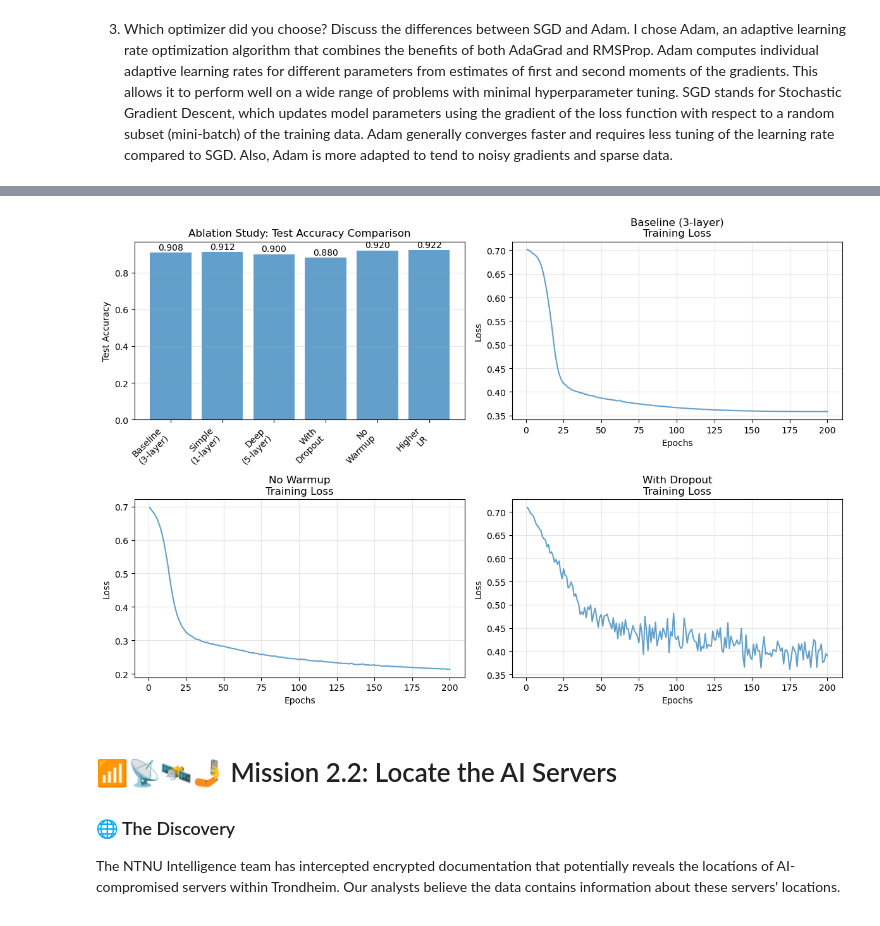
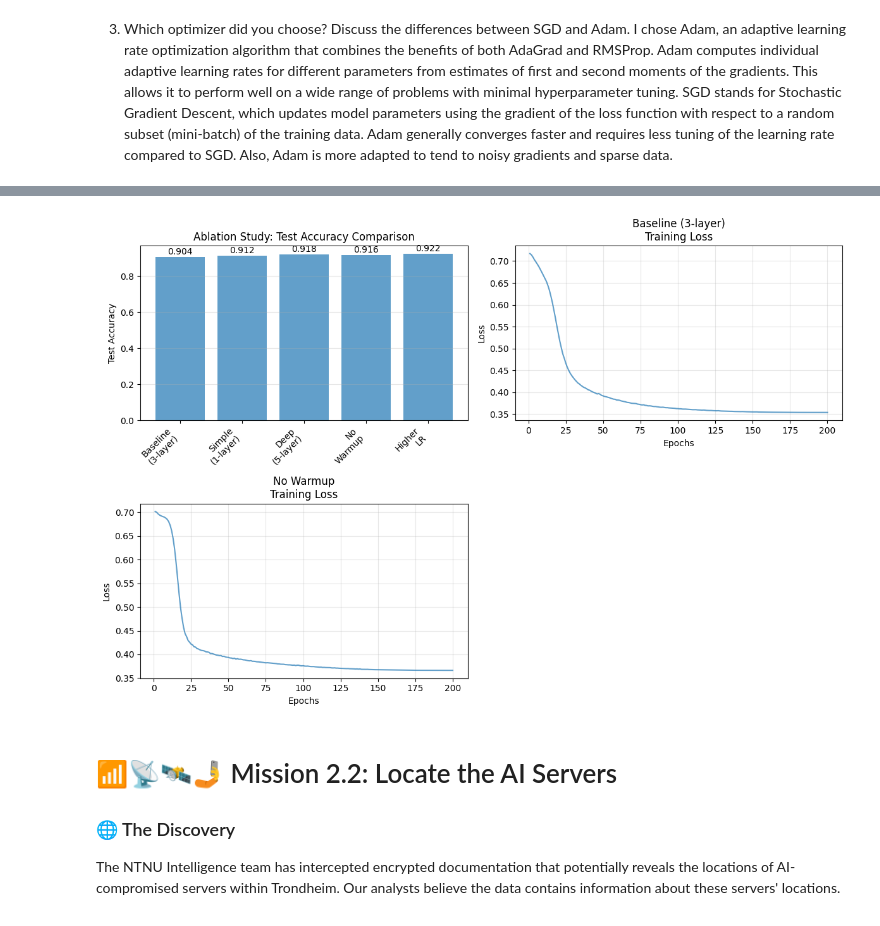
Before and after one commit to smokingkrillz/TDT4172-Introduction-to-Machine-Learning, a Jupyter notebook: Assignment2/Chapter_2.ipynb, the cells around one changed output, grey strips where cells are left out. Drawn from its saved outputs; the diff is of its cells as text; code cells hidden in the pictures.

```diff
--- a/Assignment2/Chapter_2.ipynb
+++ b/Assignment2/Chapter_2.ipynb
@@ -440,10 +442,10 @@ model.plot_learning_rate_schedule(n_epochs=400, base_lr=0.001, min_lr=1e-6, warm
 # %%
 #5. Conduct a simple ablation study of each architectural and optimization choice concerning test accuracy.
-# Ablation Study: Conduct a simple ablation study of each architectural and optimization choice concerning test accuracy.
+
 
 import torch.nn as nn
 
-# First, let's create different model architectures for the ablation study
+# create different model architectures
 class SimpleNet(nn.Module):
     """Simple 1-layer network"""
     def __init__(self, input_size=2):
@@ -476,26 +478,8 @@ class DeepNet(nn.Module):
     def forward(self, x):
         return self.model(x)
 
-class DropoutNet(nn.Module):
-    """Network with dropout layers"""
-    def __init__(self, input_size=2, dropout_rate=0.2):
-        super(DropoutNet, self).__init__()
-        self.model = nn.Sequential(
-            nn.Linear(input_size, 10),
-            nn.ReLU(),
-            nn.Dropout(dropout_rate),
-            nn.Linear(10, 10),
-            nn.ReLU(),
-            nn.Dropout(dropout_rate),
-            nn.Linear(10, 10),
-            nn.ReLU(),
-            nn.Dropout(dropout_rate),
-            nn.Linear(10, 1)
-        )
-    def forward(self, x):
-        return self.model(x)
 
-# Training function without warmup (constant learning rate)
+# Training function without warmup
 def train_model_no_warmup(model, train_loader, test_loader, n_epochs=200, lr=0.001, device="cpu"):
     criterion = nn.BCEWithLogitsLoss()
     optimizer = optim.Adam(model.parameters(), lr=lr)
@@ -547,64 +531,49 @@ ablation_configs = {
     "Baseline (3-layer)": {
         "model_class": NeuralNet,
         "use_warmup": True,
-        "use_dropout": False,
         "lr": 0.001,
         "description": "Original 3-layer network with warmup"
     },
     "Simple (1-layer)": {
         "model_class": SimpleNet,
         "use_warmup": False,
-        "use_dropout": False,
         "lr": 0.001,
         "description": "Simple 1-layer network"
     },
     "Deep (5-layer)": {
         "model_class": DeepNet,
         "use_warmup": False,
-        "use_dropout": False,
         "lr": 0.001,
         "description": "Deeper 5-layer network"
-    },
-    "With Dropout": {
-        "model_class": DropoutNet,
-        "use_warmup": False,
-        "use_dropout": True,
-        "lr": 0.001,
-        "description": "3-layer network with dropout"
     },
     "No Warmup": {
         "model_class": NeuralNet,
         "use_warmup": False,
-        "use_dropout": False,
+
         "lr": 0.001,
         "description": "Original network without warmup"
     },
     "Higher LR": {
         "model_class": NeuralNet,
-        "use_warmup": False,
-        "use_dropout": False,
+
         "lr": 0.01,
         "description": "Original network with higher learning rate"
     }
 }
 
-print("🧪 Ablation Study Results")
-print("=" * 50)
+print("Results")
 
 ablation_results = {}
 train_loader_ablation = NeuralNet.make_loader(X_train_s, y_train.to_numpy(), batch_size=32, shuffle=True)
 
 for config_name, config in ablation_configs.items():
-    print(f"\n🔬 Testing: {config_name}")
+    print(f"Testing: {config_name}")
     print(f"   Description: {config['description']}")
 
-    # Create model
-    if config["model_class"] == DropoutNet:
-        model_test = config["model_class"](input_size=2, dropout_rate=0.2)
-    else:
-        model_test = config["model_class"](input_size=2)
 
-    if config["use_warmup"] and hasattr(model_test, 'train_model'):
+    model_test = config["model_class"](input_size=2)
+
+    if hasattr(model_test, 'train_model'):
         # Use the NeuralNet class method with warmup
         trained_model, losses, accs = model_test.train_model(
             train_loader_ablation,
@@ -631,11 +600,8 @@ for config_name, config in ablation_configs.items():
         'description': config['description']
     }
 
-    print(f"   ✅ Test Accuracy: {test_accuracy:.4f}")
+    print(f" Accuracy: {test_accuracy:.4f}")
 
-print("\n" + "=" * 50)
-print("📊 ABLATION STUDY SUMMARY")
-print("=" * 50)
 
 # Sort results by accuracy
 sorted_results = sorted(ablation_results.items(), key=lambda x: x[1]['accuracy'], reverse=True)
@@ -643,17 +609,17 @@ sorted_results = sorted(ablation_results.items(), key=lambda x: x[1]['accuracy']
 for i, (config_name, result) in enumerate(sorted_results):
     print(f"{i+1}. {config_name}: {result['accuracy']:.4f} - {result['description']}")
 
-print("\n🔍 Key Insights:")
+
 best_config = sorted_results[0]
 worst_config = sorted_results[-1]
-print(f"• Best configuration: {best_config[0]} ({best_config[1]['accuracy']:.4f})")
-print(f"• Worst configuration: {worst_config[0]} ({worst_config[1]['accuracy']:.4f})")
-print(f"• Performance difference: {best_config[1]['accuracy'] - worst_config[1]['accuracy']:.4f}")
+print(f" Best configuration: {best_config[0]} ({best_config[1]['accuracy']:.4f})")
+print(f"Worst configuration: {worst_config[0]} ({worst_config[1]['accuracy']:.4f})")
+print(f" Performance difference: {best_config[1]['accuracy'] - worst_config[1]['accuracy']:.4f}")
 
 # Find baseline for comparison
 baseline_acc = ablation_results.get("Baseline (3-layer)", {}).get('accuracy', 0)
 if baseline_acc > 0:
-    print(f"\n📈 Compared to baseline ({baseline_acc:.4f}):")
+    print(f"\n Compared to baseline ({baseline_acc:.4f}):")
     for config_name, result in ablation_results.items():
         if config_name != "Baseline (3-layer)":
             diff = result['accuracy'] - baseline_acc
@@ -679,7 +645,7 @@ for bar, acc in zip(bars, accuracies):
              f'{acc:.3f}', ha='center', va='bottom', fontsize=10)
 
 # Plot 2-4: Training curves for selected configurations
-selected_configs = ["Baseline (3-layer)", "No Warmup", "With Dropout"]
+selected_configs = ["Baseline (3-layer)", "No Warmup"]
 for i, config in enumerate(selected_configs[:3]):
     plt.subplot(2, 2, i+2)
     if config in ablation_results:
@@ -713,4 +679,4 @@ Test Accuracy: 0.91
-[figure, old version]
+[figure, new version]
 # %% [markdown]
 # 📶📡🛰️🤳 Mission 2.2: Locate the AI Servers
 
```
Also changed, not shown: parts of 32 cells of this notebook, 3 other files.
